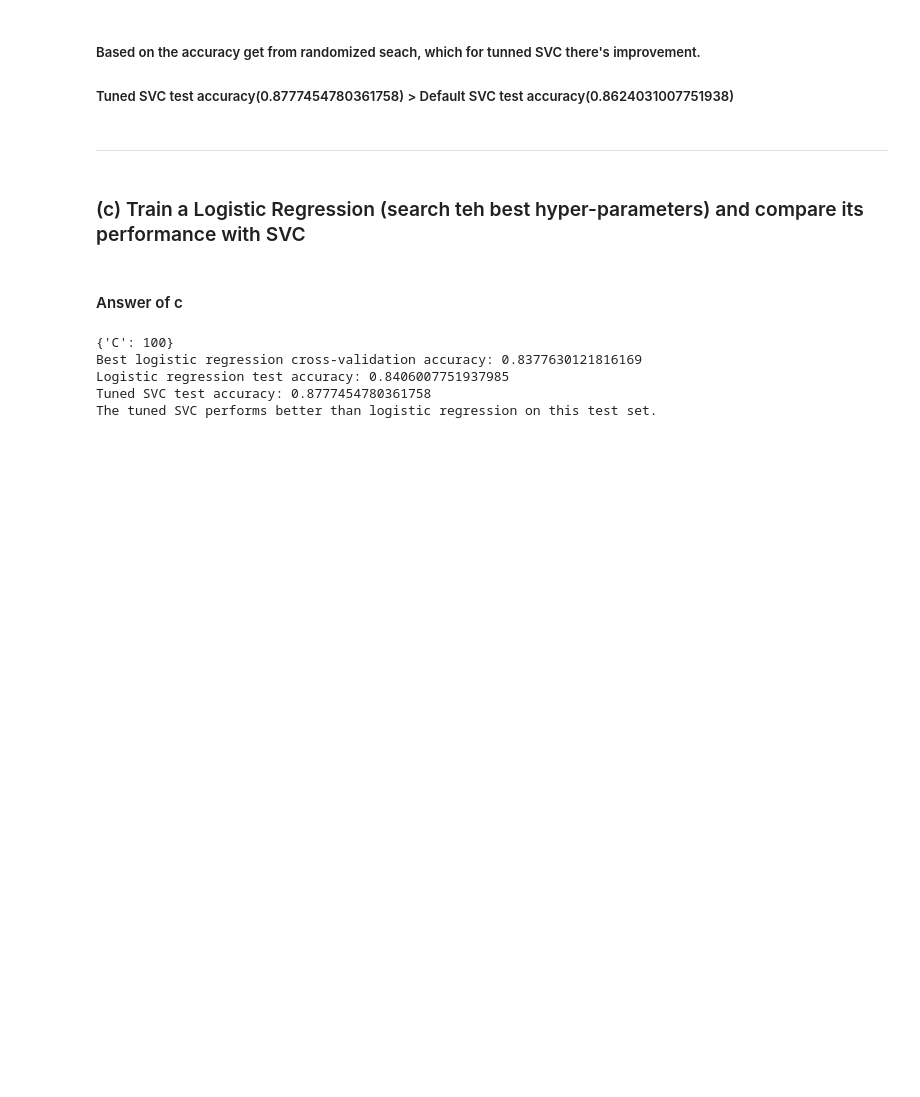
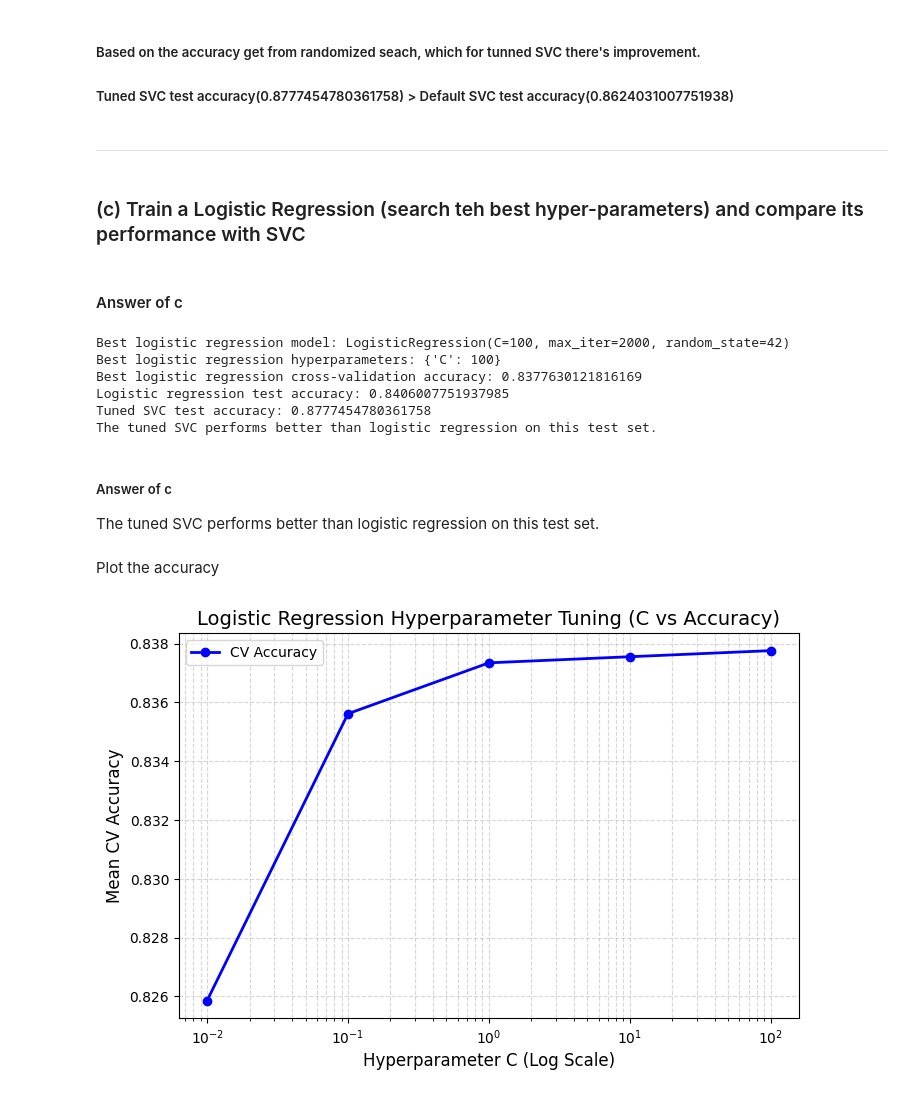
Before and after one commit to lyzhj122/Machine_learning, a Jupyter notebook: W6_Homework.ipynb, the cells around one changed output. Saved outputs shown, nothing was run; the diff lists cells and outputs as text; code cells hidden in the pictures; blank space fills up the shorter version.

```diff
--- a/W6_Homework.ipynb
+++ b/W6_Homework.ipynb
@@ -347,8 +347,10 @@ Tuned SVC test accuracy: 0.8777454780361758
 # %%
 from sklearn.linear_model import LogisticRegression
 
+# ** use C as hyper-parameter to tune the logistic regression model
 param_grid_logistic = [{'C': [0.01, 0.1, 1, 10, 100]}]
 
+# ** use GridSearchCV, with cv=3
 grid_search_logistic = GridSearchCV(
     LogisticRegression(max_iter=2000, random_state=42),
     param_grid_logistic,
@@ -361,14 +363,54 @@ grid_search_logistic.fit(X_tr, y_tr_b)
 best_logistic = grid_search_logistic.best_estimator_
 logistic_y_pred = best_logistic.predict(X_te)
 
-print(grid_search_logistic.best_params_)
+print("Best logistic regression model:", best_logistic)
+print("Best logistic regression hyperparameters:", grid_search_logistic.best_params_)
 print("Best logistic regression cross-validation accuracy:", grid_search_logistic.best_score_)
 print("Logistic regression test accuracy:", accuracy_score(y_te_b, logistic_y_pred))
 print("Tuned SVC test accuracy:", accuracy_score(y_te_b, svc_tuned_y_pred))
-print("The tuned SVC performs better than logistic regression on this test set.")
+print("The tuned SVC performs better than logistic regression on this test set."
+      if accuracy_score(y_te_b, svc_tuned_y_pred) > accuracy_score(y_te_b, logistic_y_pred)
+    else "The tuned SVC does not perform better than logistic regression on this test set.")
 # %% [output]
-{'C': 100}
+Best logistic regression model: LogisticRegression(C=100, max_iter=2000, random_state=42)
+Best logistic regression hyperparameters: {'C': 100}
 Best logistic regression cross-validation accuracy: 0.8377630121816169
 Logistic regression test accuracy: 0.8406007751937985
 Tuned SVC test accuracy: 0.8777454780361758
 The tuned SVC performs better than logistic regression on this test set.
+# %% [markdown]
+##### Answer of c
+The tuned SVC performs better than logistic regression on this test set.
+# %% [markdown]
+Plot the accuracy
+# %%
+import matplotlib.pyplot as plt
+import pandas as pd
+
+# 1. 将网格搜索的结果转化为 DataFrame 表格
+results = pd.DataFrame(grid_search_logistic.cv_results_)
+
+# 2. 提取我们要画图的数据：参数 C 和 对应的验证集平均准确率
+# 注意：results['param_C'] 拿出来的格式是 object，需要强转为浮点数
+c_values = results['param_C'].astype(float)
+scores = results['mean_test_score']
+
+# 3. 开始画图
+plt.figure(figsize=(8, 5))
+# 用圆点折线图表示，并设置线宽和颜色
+plt.plot(c_values, scores, marker='o', linestyle='-', color='b', linewidth=2, label='CV Accuracy')
+
+# 4. 关键细节：因为 C 是指数级变大的（0.01 到 100），横坐标必须设置成“对数坐标轴”
+plt.xscale('log')
+
+# 5. 美化图表
+plt.title('Logistic Regression Hyperparameter Tuning (C vs Accuracy)', fontsize=14)
+plt.xlabel('Hyperparameter C (Log Scale)', fontsize=12)
+plt.ylabel('Mean CV Accuracy', fontsize=12)
+plt.grid(True, which="both", ls="--", alpha=0.5) # 添加网格线
+plt.legend()
+
+# 6. 显示图形
+plt.show()
+# %% [output]
+[figure, added]
```
